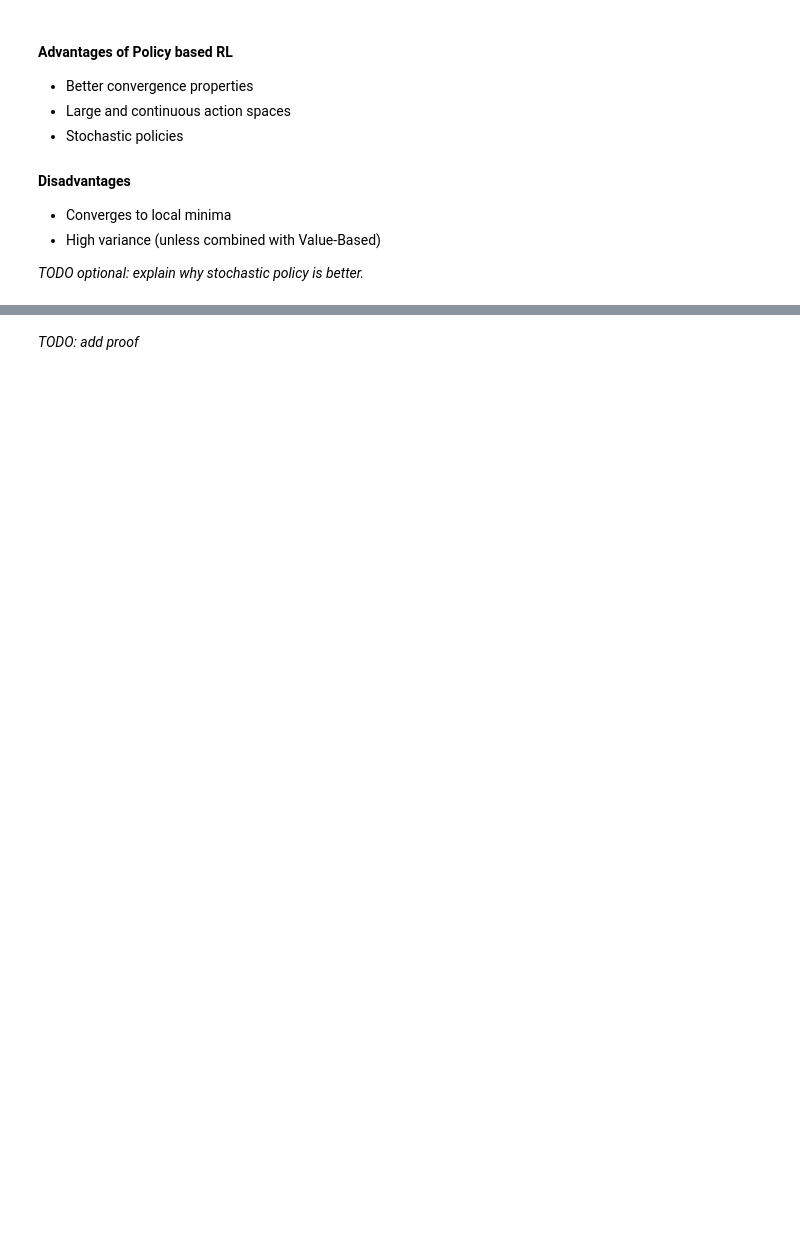
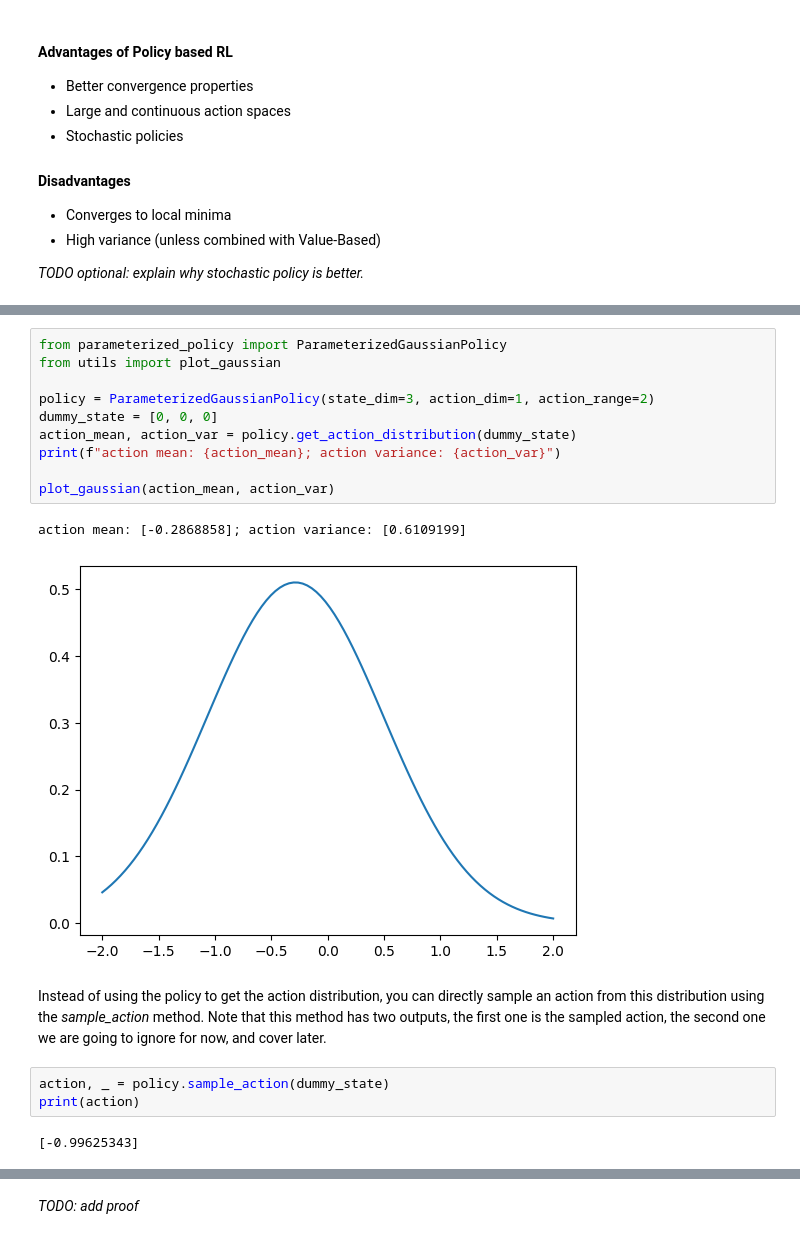
Before and after one commit to yuvalgos/policy_gradient_tutorial, a Jupyter notebook: PolicyGadient.ipynb, the cells around one changed output, grey strips where cells are left out. Saved outputs shown, nothing was run; the diff lists cells and outputs as text; blank space fills up the shorter version.

```diff
--- a/PolicyGadient.ipynb
+++ b/PolicyGadient.ipynb
@@ -102,0 +106,20 @@ A parametrized policy can be any function with parameters, that has an input of
+# %%
+from parameterized_policy import ParameterizedGaussianPolicy
+from utils import plot_gaussian
+
+policy = ParameterizedGaussianPolicy(state_dim=3, action_dim=1, action_range=2)
+dummy_state = [0, 0, 0]
+action_mean, action_var = policy.get_action_distribution(dummy_state)
+print(f"action mean: {action_mean}; action variance: {action_var}")
+
+plot_gaussian(action_mean, action_var)
+# %% [output]
+action mean: [-0.2868858]; action variance: [0.6109199]
+[figure, added]
+# %% [markdown]
+Instead of using the policy to get the action distribution, you can directly sample an action from this distribution using the *sample_action* method. Note that this method has two outputs, the first one is the sampled action, the second one we are going to ignore for now, and cover later.
+# %%
+action, _ = policy.sample_action(dummy_state)
+print(action)
+# %% [output]
+[-0.99625343]
```
Also changed, not shown: parts of 14 cells of this notebook, 2 other files.
